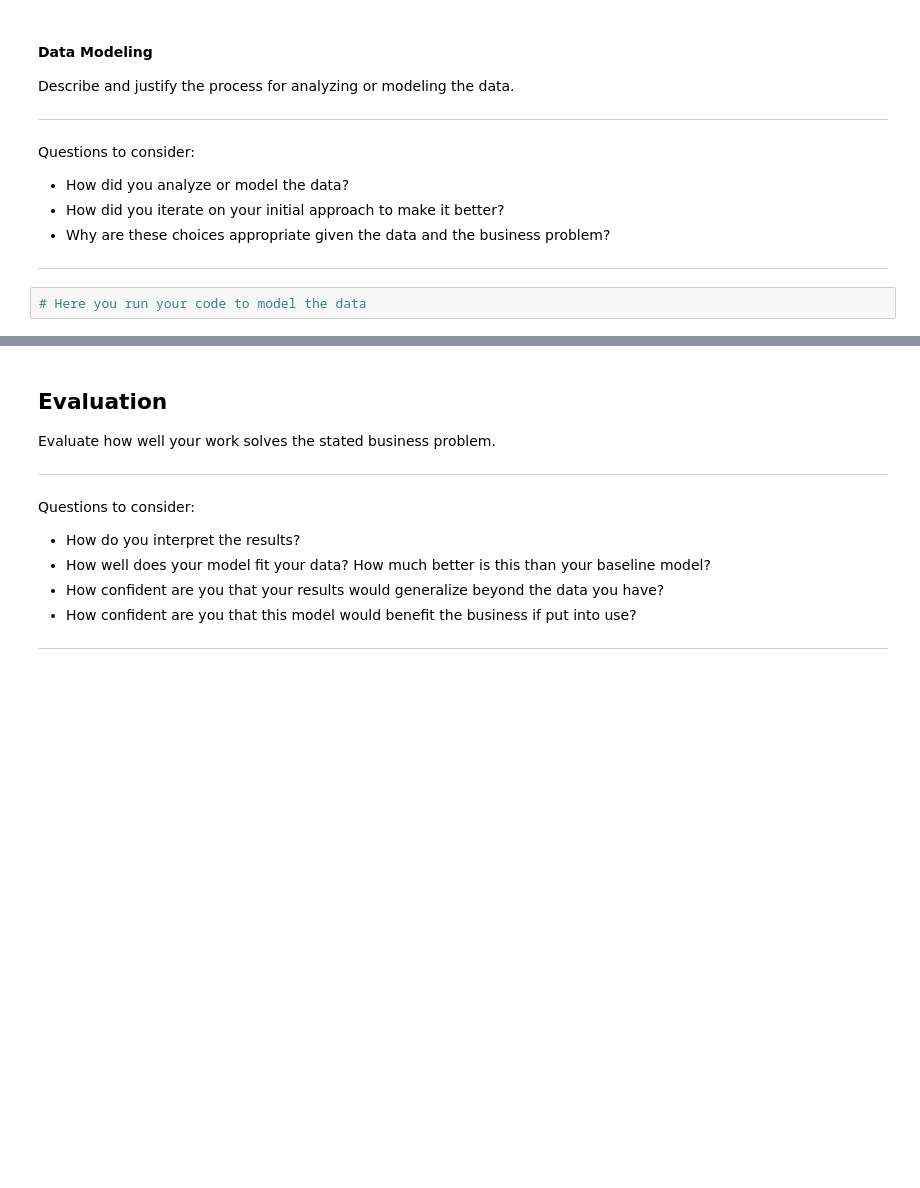
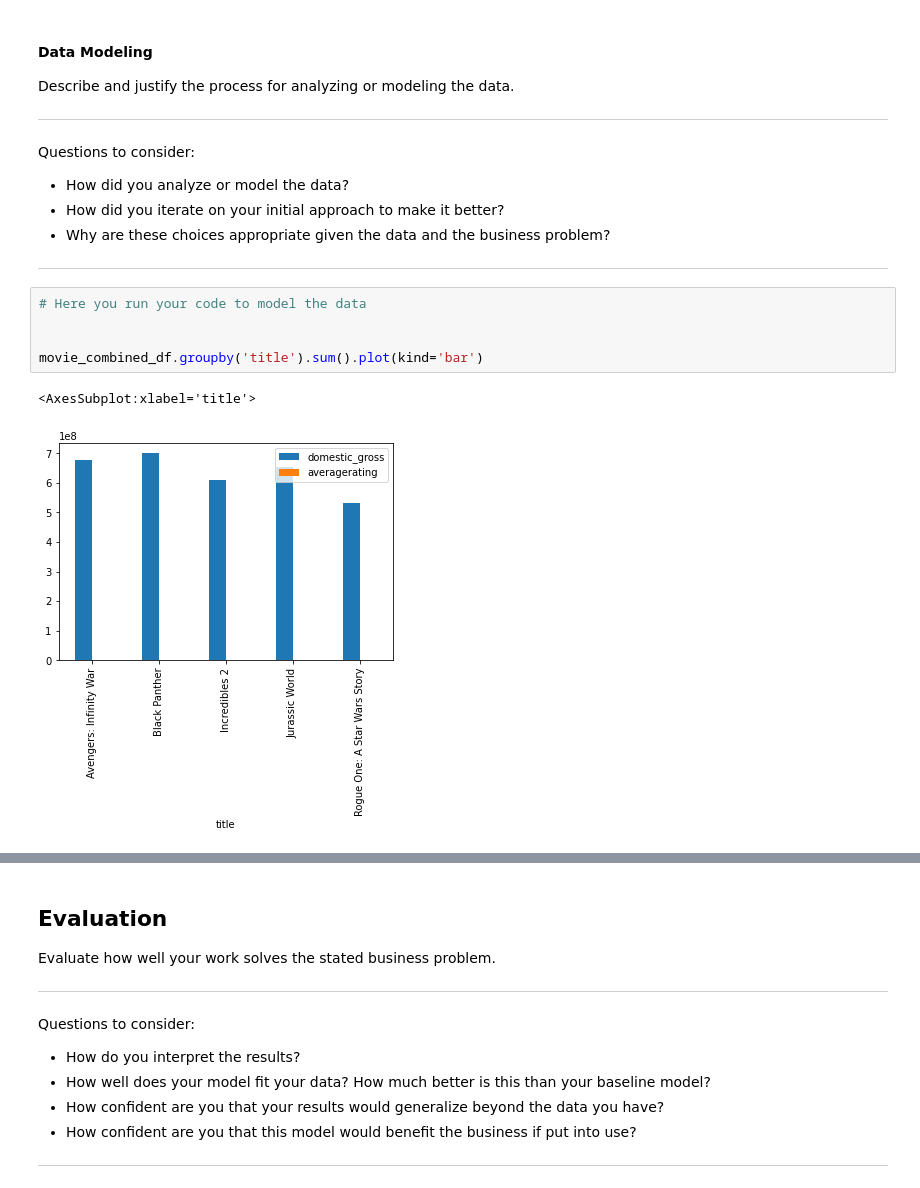
Before and after one commit to ashakeri92/dsc-phase-1-project-v2-3, a Jupyter notebook: analysis.ipynb, the cells around one changed output, grey strips where cells are left out. Saved outputs shown, nothing was run; the diff lists cells and outputs as text; blank space fills up the shorter version.

```diff
--- a/analysis.ipynb
+++ b/analysis.ipynb
@@ -271,3 +261,9 @@ Questions to consider:
 ***
 # %%
 # Here you run your code to model the data
+
+
+movie_combined_df.groupby('title').sum().plot(kind='bar')
+# %% [output]
+<AxesSubplot:xlabel='title'>
+[figure, added]
```
Also changed, not shown: parts of 2 cells of this notebook.
